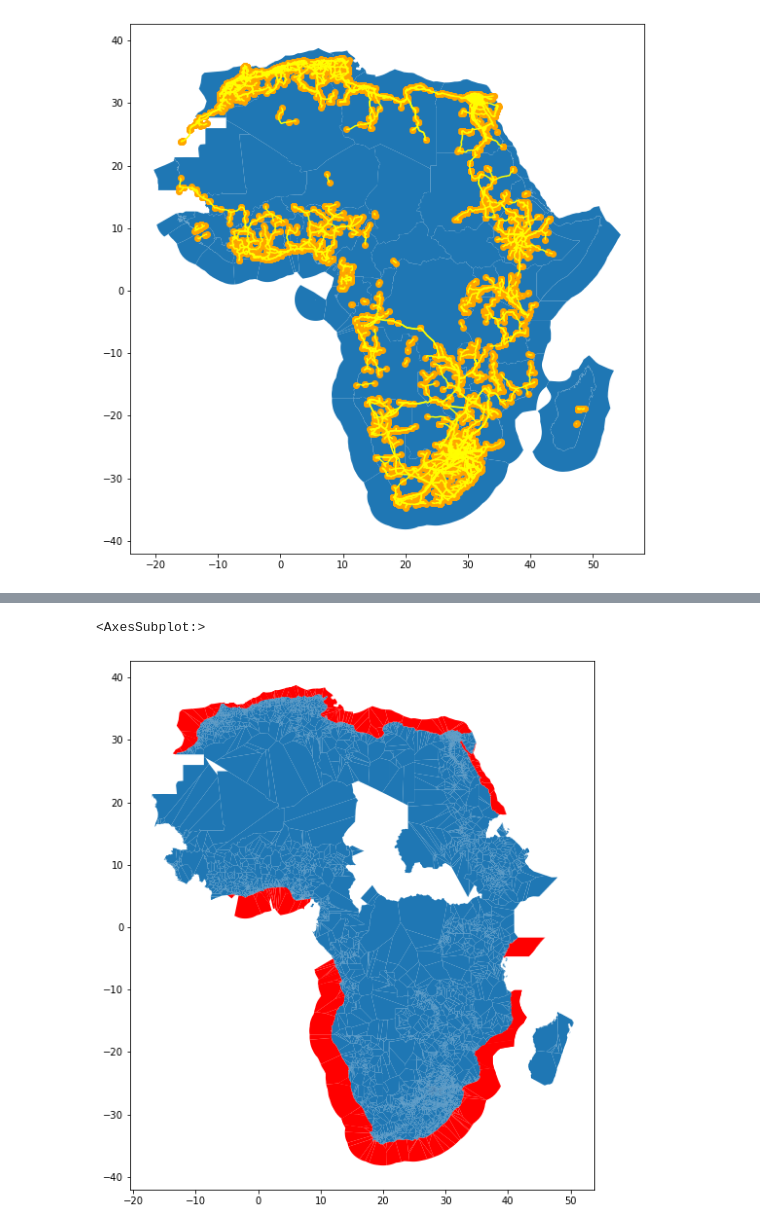
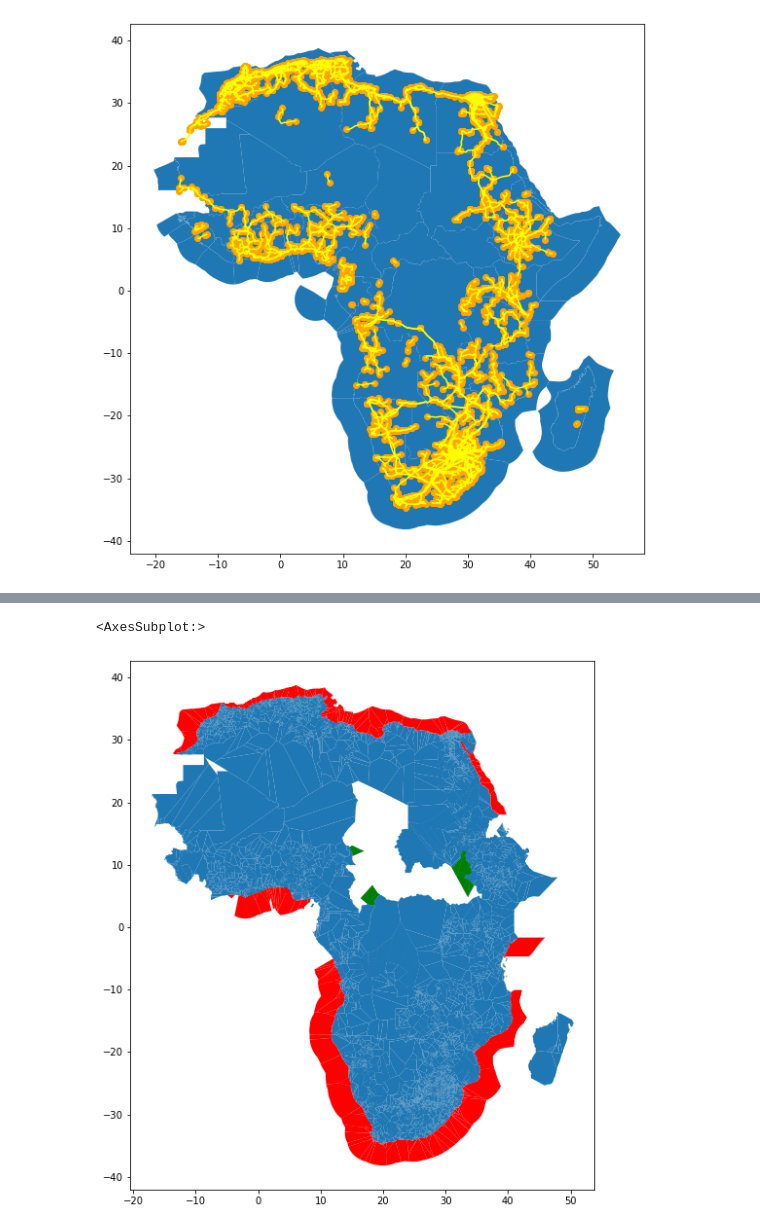
Before and after one commit to pypsa-meets-earth/pypsa-africa-hackathon, a Jupyter notebook: notebooks/build_bus_regions_verifybuseslines.ipynb, the cells around one changed output, grey strips where cells are left out. Drawn from its saved outputs; the diff is of its cells as text; code cells hidden in the pictures.

Commit message:
Final fix build_bus_regions to avoid holes in countries with data

```diff
--- a/notebooks/build_bus_regions_verifybuseslines.ipynb
+++ b/notebooks/build_bus_regions_verifybuseslines.ipynb
@@ -161,11 +182,12 @@ INFO:pypsa.io:Imported network base.nc has buses, lines
 # %%
 # plot output build_bus_regions
 
 bus_regions_continent = gpd.read_file('resources/regions_onshore.geojson')
 bus_regions_off_shore = gpd.read_file('resources/regions_offshore.geojson')
 
 ax = bus_regions_continent.plot(figsize=(10,10))
+bus_regions_continent[bus_regions_continent.country.map(lambda x: x in ["TD", "SS", "CF", "SO"])].plot(ax=ax, color="green")
 bus_regions_off_shore.plot(ax=ax, color="red")
 # %% [output]
 <AxesSubplot:>
-[figure, old version]
+[figure, new version]
```
Also changed, not shown: parts of 6 cells of this notebook, 12 other files.
